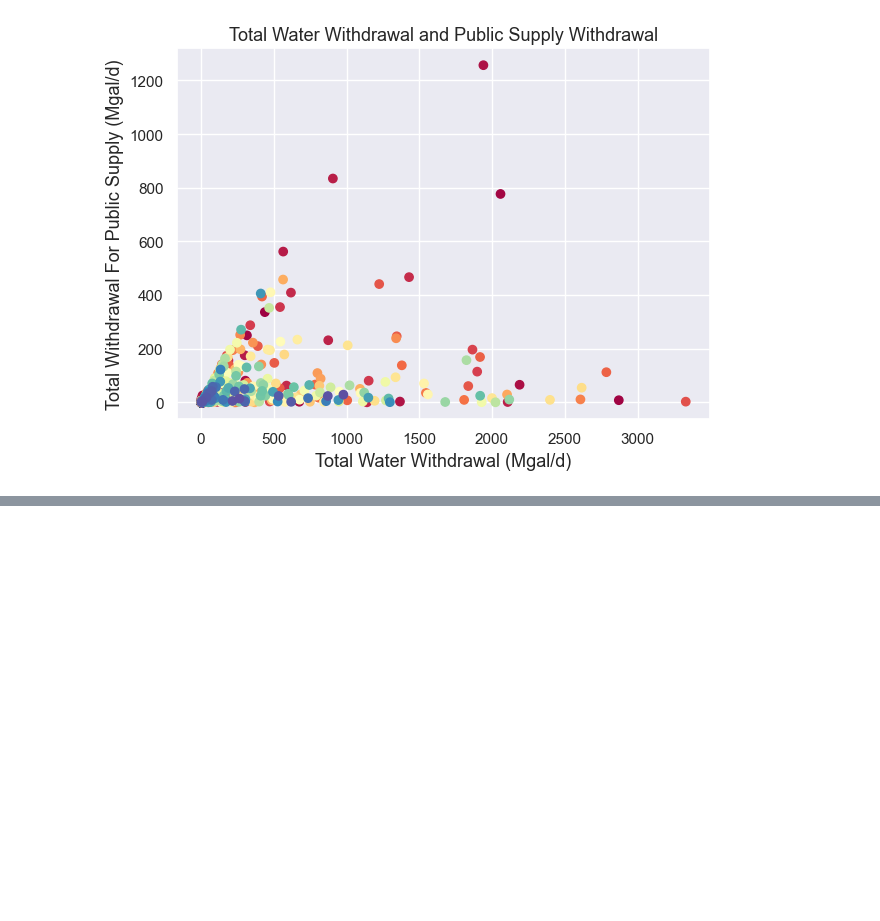
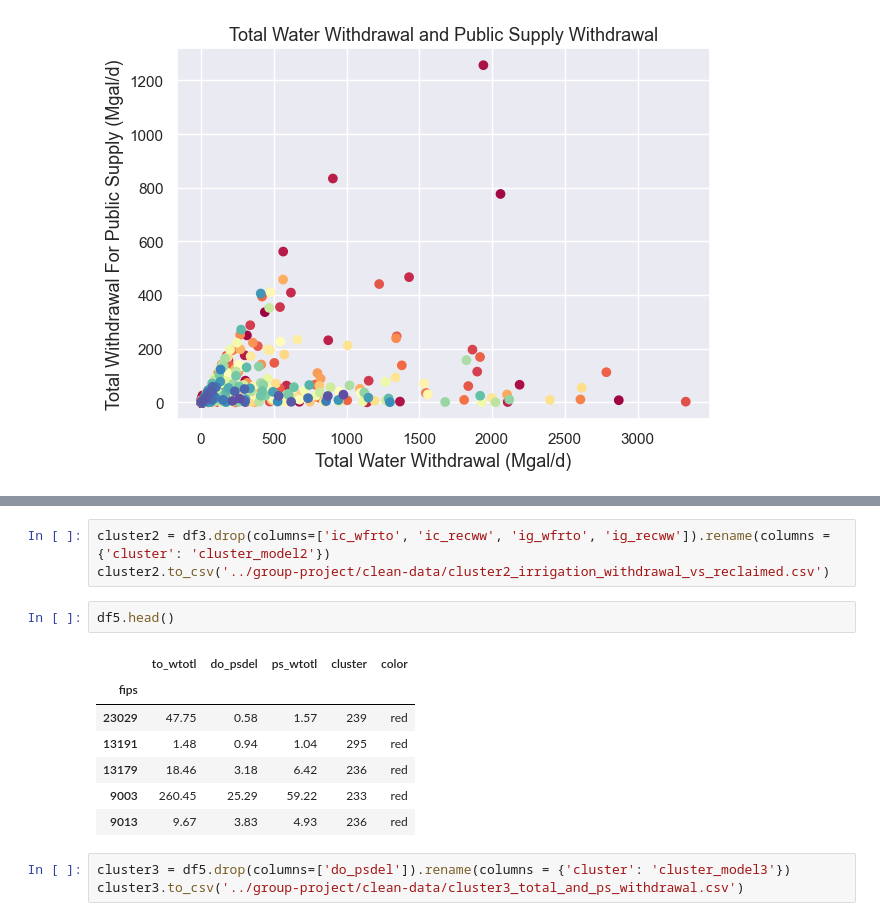
Before and after one commit to farahmalik11/project-5, a Jupyter notebook: 02_KMeans_Clusters_1.ipynb, the cells around one changed output, grey strips where cells are left out. Saved outputs shown, nothing was run; the diff lists cells and outputs as text; blank space fills up the shorter version.

```diff
--- a/02_KMeans_Clusters_1.ipynb
+++ b/02_KMeans_Clusters_1.ipynb
@@ -1255,0 +1282,16 @@ plt.show();
+# %%
+cluster2 = df3.drop(columns=['ic_wfrto', 'ic_recww', 'ig_wfrto', 'ig_recww']).rename(columns = {'cluster': 'cluster_model2'})
+cluster2.to_csv('../group-project/clean-data/cluster2_irrigation_withdrawal_vs_reclaimed.csv')
+# %%
+df5.head()
+# %% [output]
+|  | to_wtotl | do_psdel | ps_wtotl | cluster | color |
+| fips |  |  |  |  |  |
+| 23029 | 47.75 | 0.58 | 1.57 | 239 | red |
+| 13191 | 1.48 | 0.94 | 1.04 | 295 | red |
+| 13179 | 18.46 | 3.18 | 6.42 | 236 | red |
+| 9003 | 260.45 | 25.29 | 59.22 | 233 | red |
+| 9013 | 9.67 | 3.83 | 4.93 | 236 | red |
+# %%
+cluster3 = df5.drop(columns=['do_psdel']).rename(columns = {'cluster': 'cluster_model3'})
+cluster3.to_csv('../group-project/clean-data/cluster3_total_and_ps_withdrawal.csv')
```
Also changed, not shown: parts of 15 cells of this notebook.
